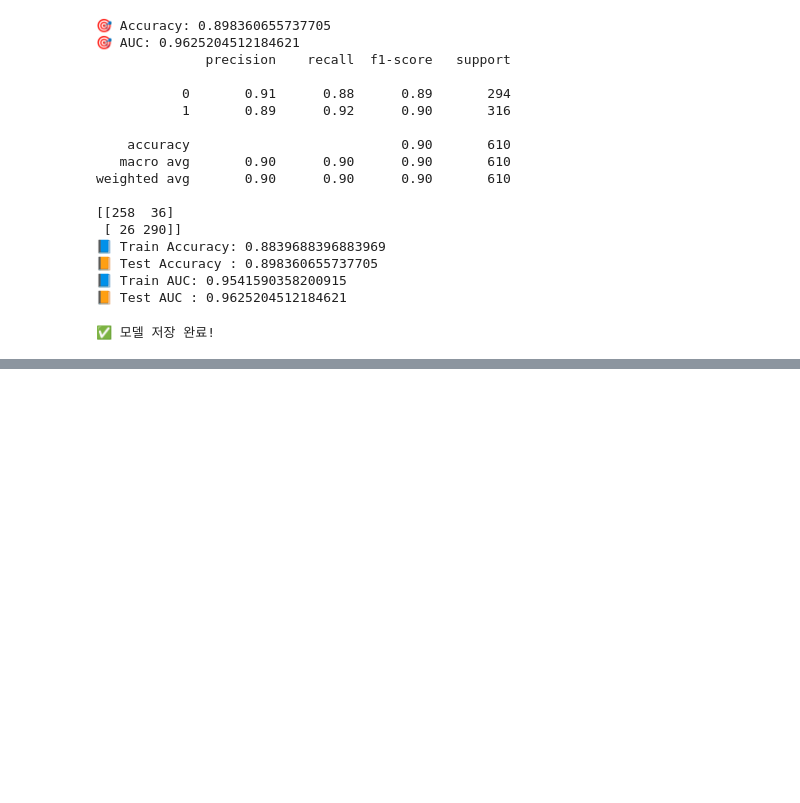
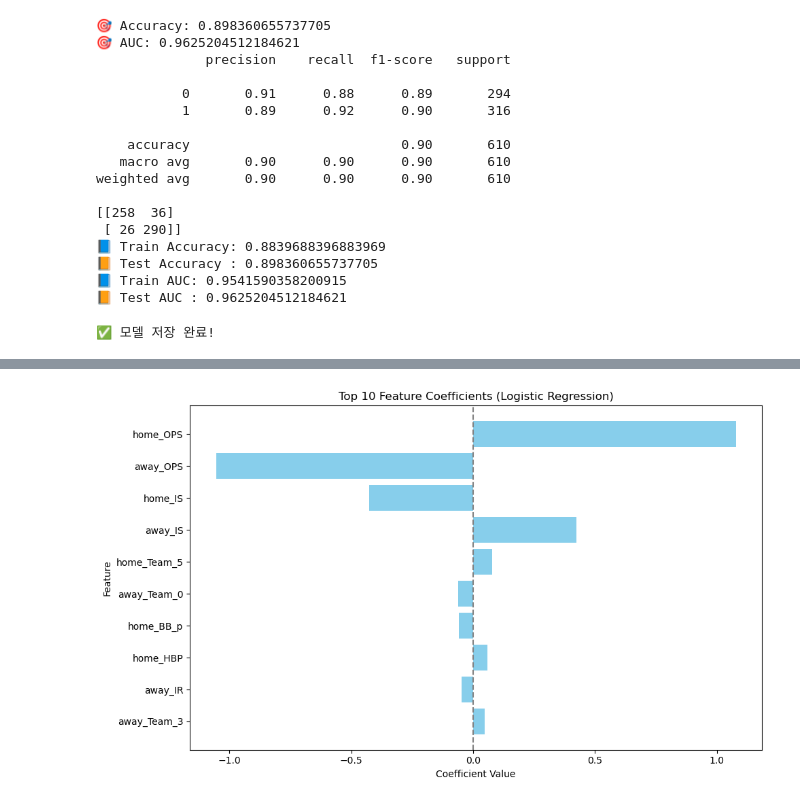
Before and after one commit to alstj6201/KBO_Prediction_ML, a Jupyter notebook: models/하나_LogisticRegression.ipynb, the cells around one changed output, grey strips where cells are left out. Cells and saved outputs as stored; diff of their text form; code cells hidden in the pictures; blank space fills up the shorter version.

```diff
--- a/models/하나_LogisticRegression.ipynb
+++ b/models/하나_LogisticRegression.ipynb
@@ -123,0 +144,29 @@ print("✅ 모델 저장 완료!")
+# %%
+import pandas as pd
+import numpy as np
+import matplotlib.pyplot as plt
+
+# 특성 이름과 계수 추출
+feature_names = X_train.columns
+coefficients = model.coef_[0]
+
+# 절댓값 기준으로 상위 10개 정렬
+coef_df = pd.DataFrame({
+    'Feature': feature_names,
+    'Coefficient': coefficients,
+    'AbsCoeff': np.abs(coefficients)
+})
+top_coef = coef_df.sort_values(by='AbsCoeff', ascending=False).head(10)
+
+# 시각화
+plt.figure(figsize=(10, 6))
+plt.barh(top_coef['Feature'], top_coef['Coefficient'], color='skyblue')
+plt.axvline(0, color='gray', linestyle='--')
+plt.title('Top 10 Feature Coefficients (Logistic Regression)')
+plt.xlabel('Coefficient Value')
+plt.ylabel('Feature')
+plt.gca().invert_yaxis()  # 위에서 큰 값 나오게 정렬
+plt.tight_layout()
+plt.show()
+# %% [output]
+[figure, added]
```
Also changed, not shown: parts of 2 cells of this notebook.
